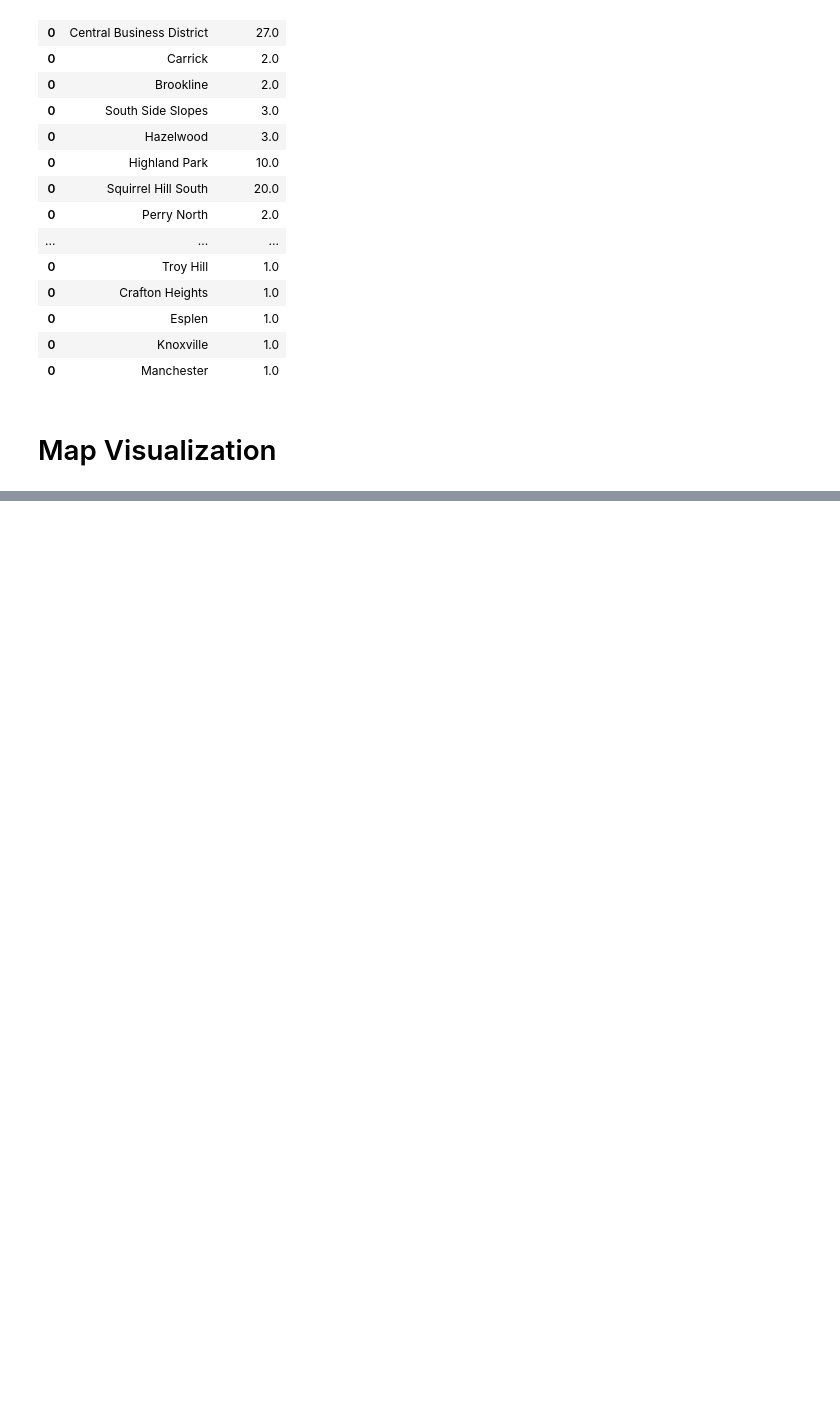
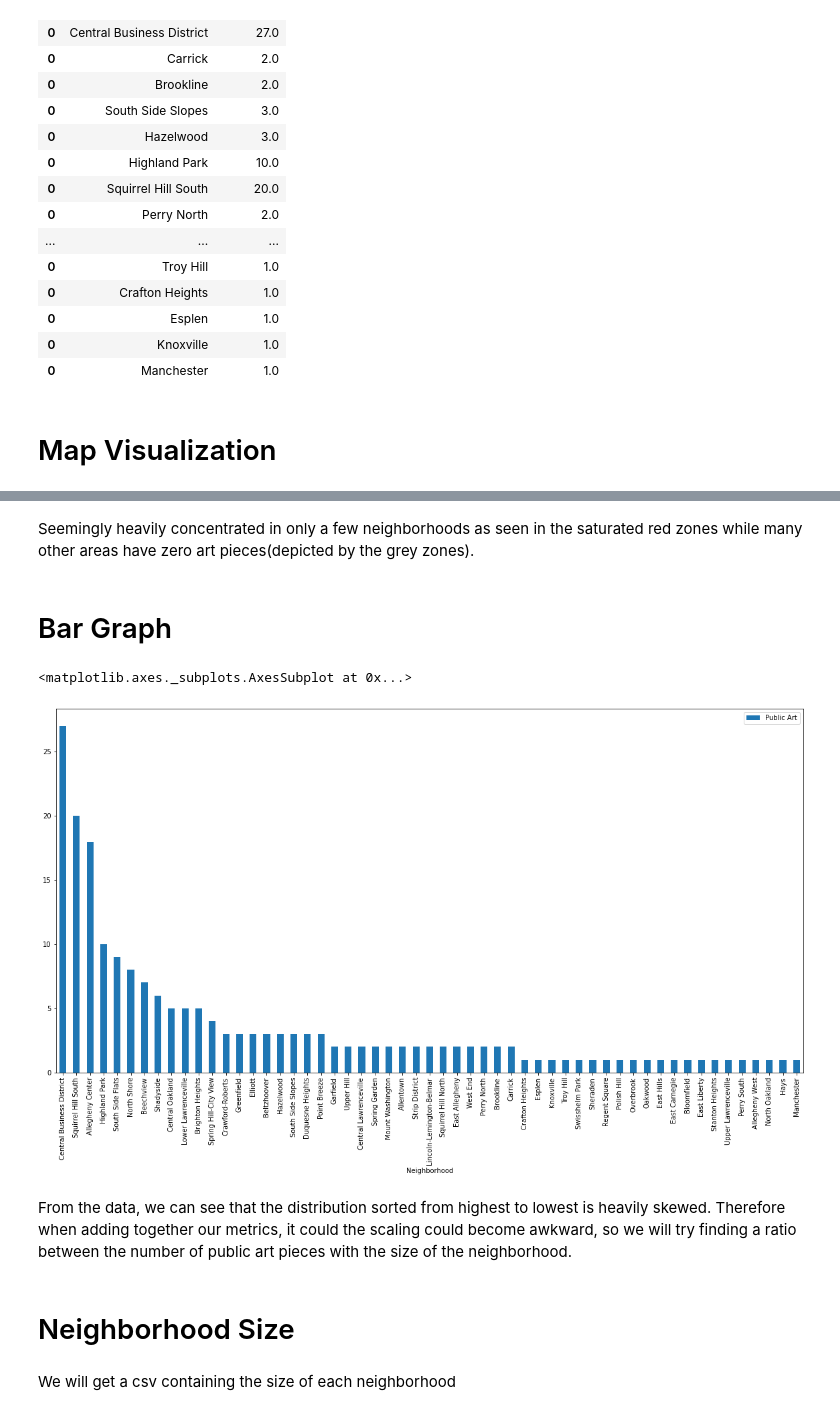
Before and after one commit to chris-mohri/finalProject0010, a Jupyter notebook: publicArt.ipynb, the cells around one changed output, grey strips where cells are left out. Cells and saved outputs as stored; diff of their text form; code cells hidden in the pictures; blank space fills up the shorter version.

```diff
--- a/publicArt.ipynb
+++ b/publicArt.ipynb
@@ -83,0 +69,17 @@ map2.plot(column='Public Art', # set the data to be used for coloring
+# %% [markdown]
+Seemingly heavily concentrated in only a few neighborhoods as seen in the saturated red zones while many other areas have zero art pieces(depicted by the grey zones).
+# %% [markdown]
+# Bar Graph
+# %%
+dfSorted=df
+dfSorted=dfSorted.sort_values(by='Public Art', ascending=False)
+dfSorted.plot.bar(x="Neighborhood", y="Public Art",rot=90, figsize=(20,10))
+# %% [output]
+<matplotlib.axes._subplots.AxesSubplot at 0x...>
+[figure, added]
+# %% [markdown]
+From the data, we can see that the distribution sorted from highest to lowest is heavily skewed. Therefore when adding together our metrics, it could the scaling could become awkward, so we will try finding a ratio between the number of public art pieces with the size of the neighborhood.
+# %% [markdown]
+# Neighborhood Size
+# %% [markdown]
+We will get a csv containing the size of each neighborhood
```
Also changed, not shown: parts of 13 cells of this notebook.
